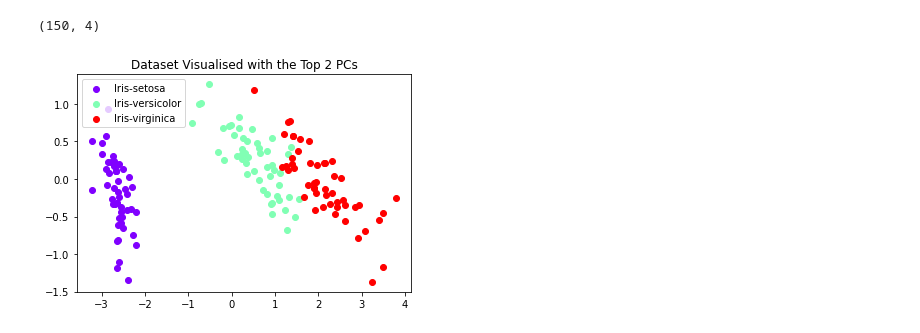
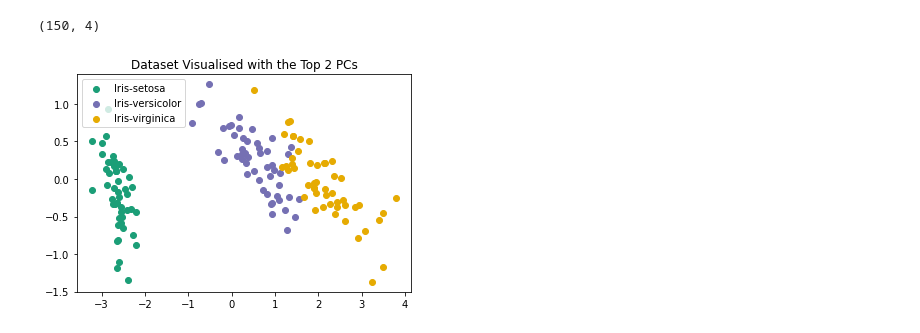
Before and after one commit to Nat-133/coursework_cs342, a Jupyter notebook: solution.ipynb, the cells around one changed output. Cells and saved outputs as stored; diff of their text form; code cells hidden in the pictures.

```diff
--- a/solution.ipynb
+++ b/solution.ipynb
@@ -59,19 +59,24 @@ def svd(dataset : np.ndarray) -> np.ndarray:
 # %%
 """ display data as 2D plot """
 Z : np.ndarray = svd(X)
 
-def displayZ():
-    for i, colour in zip(range(k), cm.rainbow(np.linspace(0,1, k))):
-        flowerIndexes = [int(j) for j, f in enumerate(y) if f==i]
+colourmap = plt.cm.Dark2
+flowerColour = lambda f : colourmap(1. * f/k)
+
+def displayZ(ax=None, colourFunction=flowerColour, grouping=None):
+    grouping = y if grouping is None else grouping
+    ax = ax if ax else plt.gca()
+    for i in range(k):
+        flowerIndexes = [int(j) for j, f in enumerate(grouping) if f==i]
         Zp = np.array([Z[j] for j in flowerIndexes])
-        plt.scatter(Zp[:,0], Zp[:,1], color=colour, label=f"{flowers[i]}")
+        ax.scatter(Zp[:,0], Zp[:,1], color=colourFunction(i), label=f"{flowers[i]}")
 
 displayZ()
 plt.title("Dataset Visualised with the Top 2 PCs")
 plt.legend(loc="upper left")
 plt.show()
 # %% [output]
-[figure, old version]
+[figure, new version]
 # %%
 Cluster = namedtuple("Cluster", "pi mu s")
 
```
Also changed, not shown: parts of 6 cells of this notebook.
